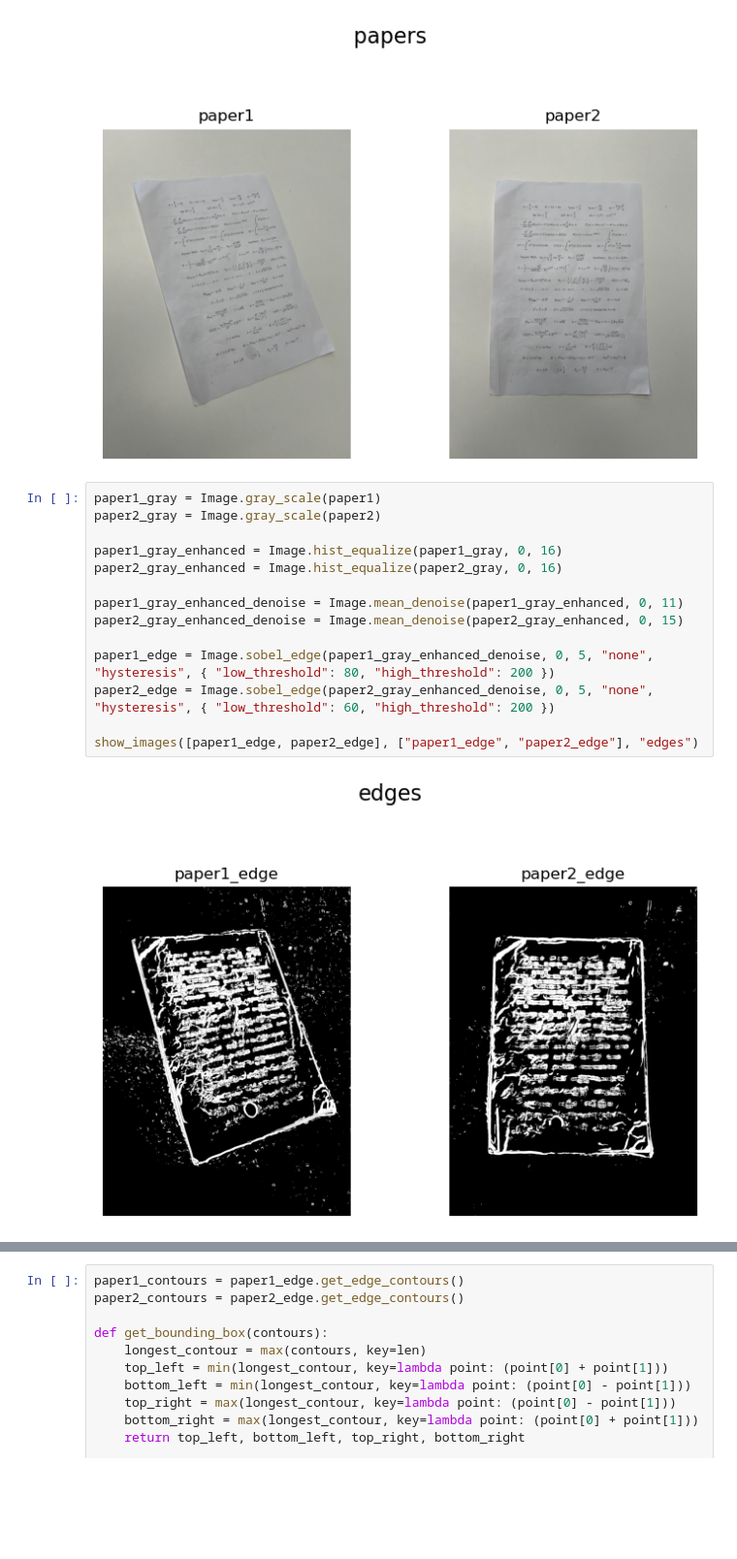
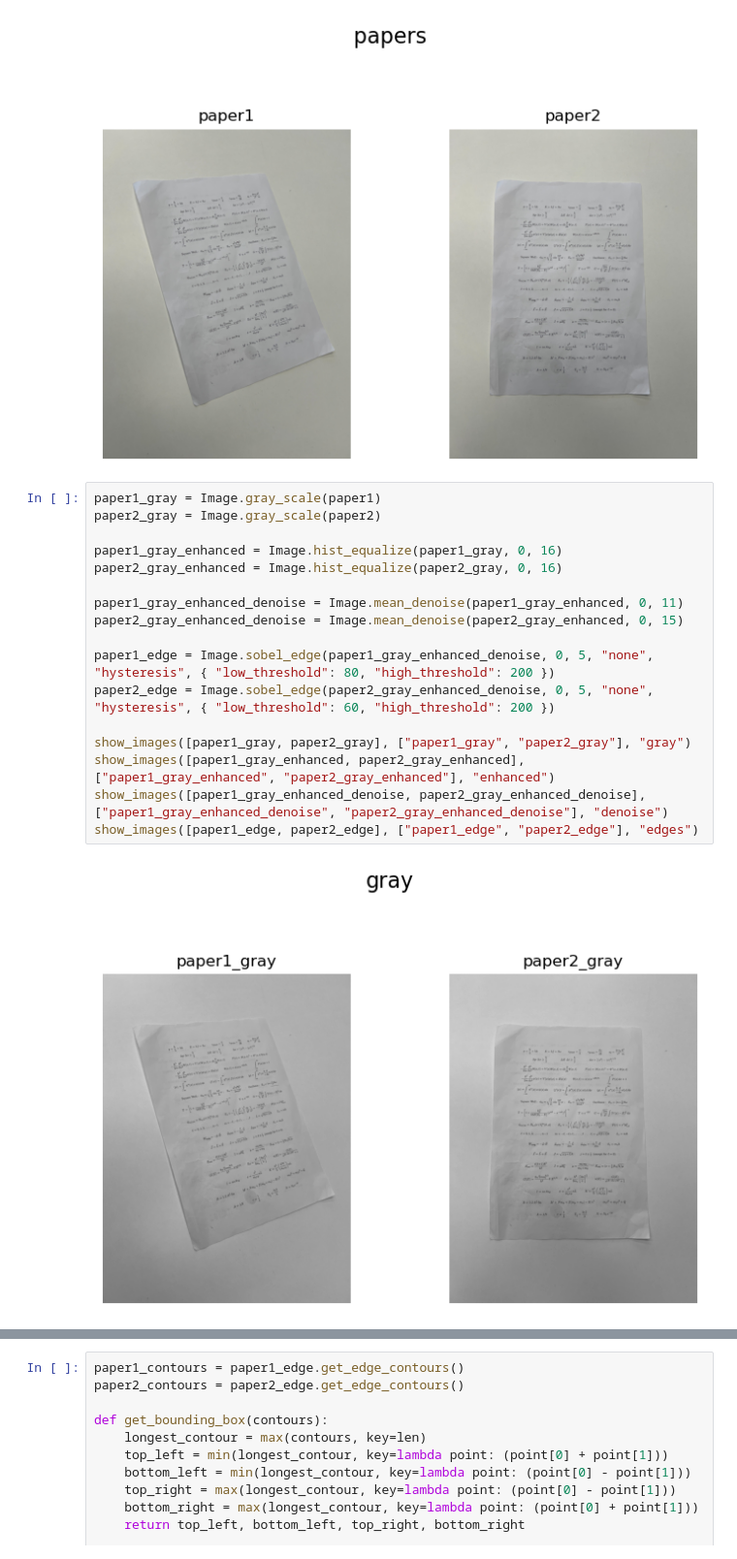
Before and after one commit to FLwolfy/Image-Processing, a Jupyter notebook: ImageWarpCorrection.ipynb, the cells around one changed output, grey strips where cells are left out. Shown at 97% size. Saved outputs shown, nothing was run; the diff lists cells and outputs as text; blank space fills up the shorter version.

```diff
--- a/ImageWarpCorrection.ipynb
+++ b/ImageWarpCorrection.ipynb
@@ -37,16 +37,19 @@ show_images([paper1, paper2], ["paper1", "paper2"], "papers")
 # %%
 paper1_gray = Image.gray_scale(paper1)
 paper2_gray = Image.gray_scale(paper2)
 
 paper1_gray_enhanced = Image.hist_equalize(paper1_gray, 0, 16)
 paper2_gray_enhanced = Image.hist_equalize(paper2_gray, 0, 16)
 
 paper1_gray_enhanced_denoise = Image.mean_denoise(paper1_gray_enhanced, 0, 11)
 paper2_gray_enhanced_denoise = Image.mean_denoise(paper2_gray_enhanced, 0, 15)
 
 paper1_edge = Image.sobel_edge(paper1_gray_enhanced_denoise, 0, 5, "none", "hysteresis", { "low_threshold": 80, "high_threshold": 200 })
 paper2_edge = Image.sobel_edge(paper2_gray_enhanced_denoise, 0, 5, "none", "hysteresis", { "low_threshold": 60, "high_threshold": 200 })
 
+show_images([paper1_gray, paper2_gray], ["paper1_gray", "paper2_gray"], "gray")
+show_images([paper1_gray_enhanced, paper2_gray_enhanced], ["paper1_gray_enhanced", "paper2_gray_enhanced"], "enhanced")
+show_images([paper1_gray_enhanced_denoise, paper2_gray_enhanced_denoise], ["paper1_gray_enhanced_denoise", "paper2_gray_enhanced_denoise"], "denoise")
 show_images([paper1_edge, paper2_edge], ["paper1_edge", "paper2_edge"], "edges")
 # %% [output]
-[figure, old version]
+[figure, new version]
```
Also changed, not shown: parts of 1 cell of this notebook.
